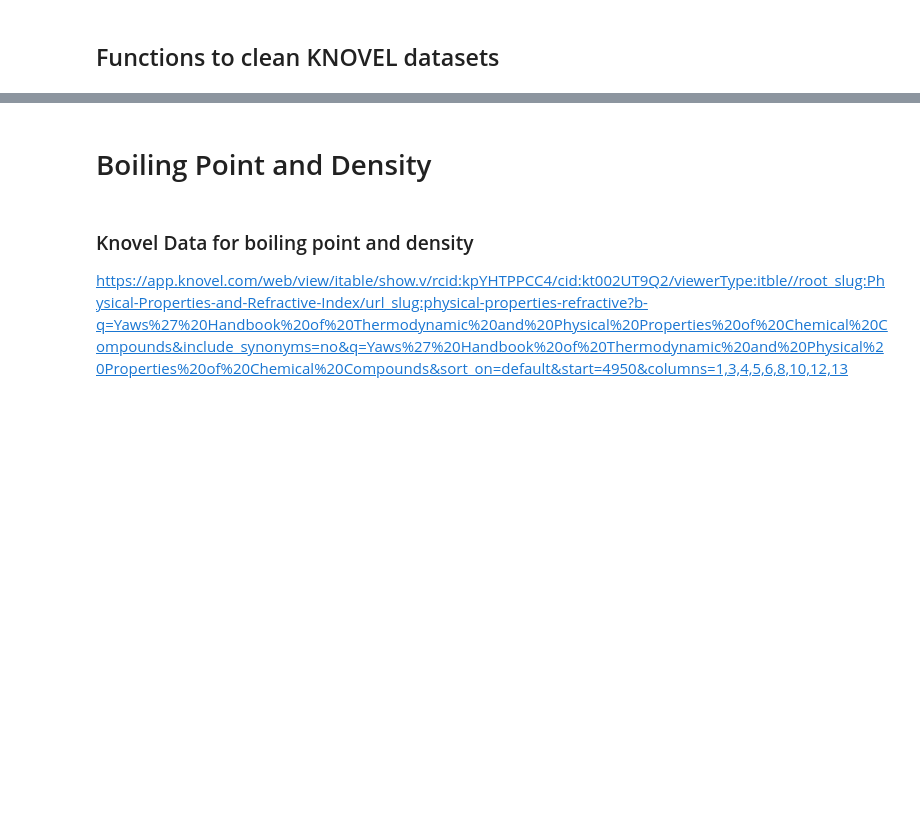
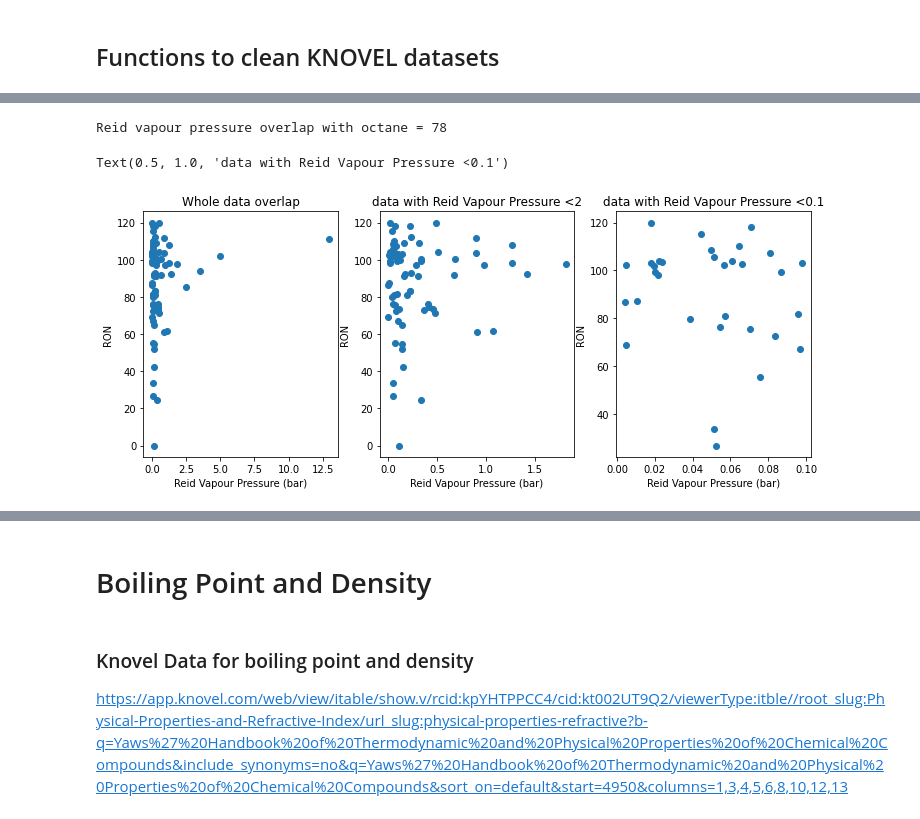
Before and after one commit to SergeyAnufriev/biofuels, a Jupyter notebook: Octane_and_phys_prop.ipynb, the cells around one changed output, grey strips where cells are left out. Drawn from its saved outputs; the diff is of its cells as text; code cells hidden in the pictures; blank space fills up the shorter version.

Commit message:
add data processing files

```diff
--- a/Octane_and_phys_prop.ipynb
+++ b/Octane_and_phys_prop.ipynb
@@ -129,0 +191,20 @@ def name_to_smiles(name):
+# %%
+def get_html_table(SMILES):
+
+    #InChI        = pcp.Compound.from_cid(cid).inchi.split('=')[1]
+    InChI         = MolToInchi(MolFromSmiles(SMILES)).split('=')[1]
+
+    # We treat the url attaching the Name variable to it.
+    url = str.format('https://webbook.nist.gov/cgi/cbook.cgi?InChI={0}&Mask=4',InChI)
+
+    # Function to get the request made, see above.
+    raw_html = get_response(url)
+
+    # Parse the html using BeautifulSoup.
+    html = BeautifulSoup(raw_html, 'html.parser')
+
+    # Extract the table that contains the data, the table has a specific
+    # attributes 'aria-label' as 'Antoine Equation Parameters'.
+    table = html.find('table', attrs={'aria-label': 'Antoine Equation Parameters'})
+
+    return table
@@ -129,0 +263,2 @@ def name_to_smiles(name):
+# %%
+octane[['P_reid_bar']] = octane.apply(get_antoine_coef,axis=1)
@@ -129,0 +283,29 @@ def name_to_smiles(name):
+# %%
+print('Reid vapour pressure overlap with octane = {}'.format(octane['P_reid_bar'].notnull().sum()))
+# %% [output]
+Reid vapour pressure overlap with octane = 78
+# %%
+fig, (ax1, ax2,ax3) = plt.subplots(1, 3,figsize=(10, 4))
+fig.tight_layout()
+
+cond      = (octane['P_reid_bar'].notnull()) & (octane['P_reid_bar']<2)
+cond2      = (octane['P_reid_bar'].notnull()) & (octane['P_reid_bar']<0.1)
+
+ax1.scatter(octane.loc[octane['P_reid_bar'].notnull(),'P_reid_bar'],octane.loc[octane['P_reid_bar'].notnull(),'y'])
+ax1.set_xlabel('Reid Vapour Pressure (bar)')
+ax1.set_ylabel('RON')
+ax1.set_title('Whole data overlap')
+
+ax2.scatter(octane.loc[cond,'P_reid_bar'],octane.loc[cond,'y'])
+ax2.set_xlabel('Reid Vapour Pressure (bar)')
+ax2.set_ylabel('RON')
+ax2.set_title('data with Reid Vapour Pressure <2')
+
+
+ax3.scatter(octane.loc[cond2,'P_reid_bar'],octane.loc[cond2,'y'])
+ax3.set_xlabel('Reid Vapour Pressure (bar)')
+ax3.set_ylabel('RON')
+ax3.set_title('data with Reid Vapour Pressure <0.1')
+# %% [output]
+Text(0.5, 1.0, 'data with Reid Vapour Pressure <0.1')
+[figure, added]
```
Also changed, not shown: parts of 174 cells of this notebook, 2 other files.
